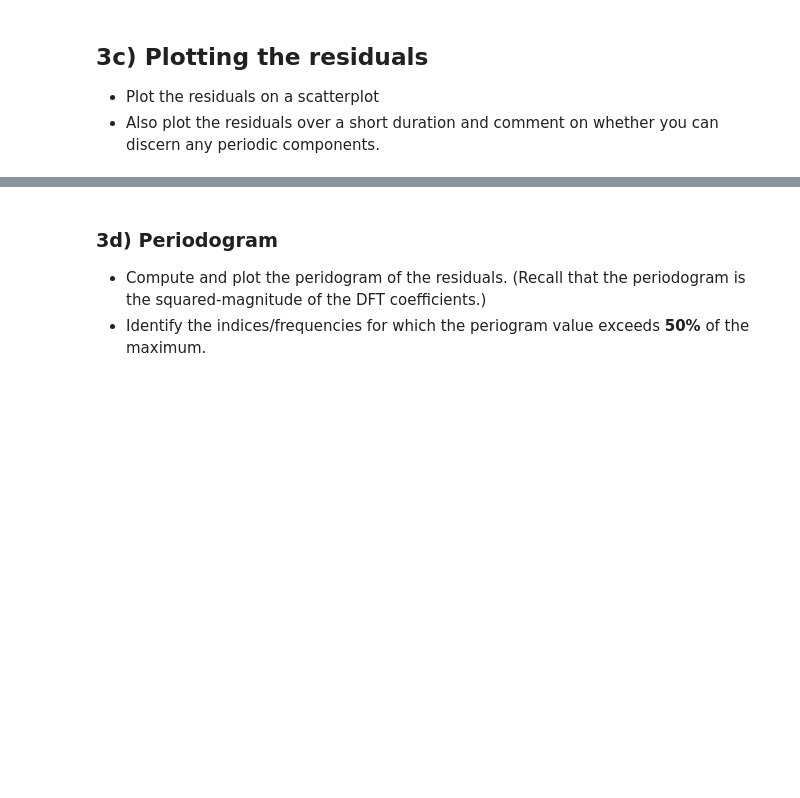
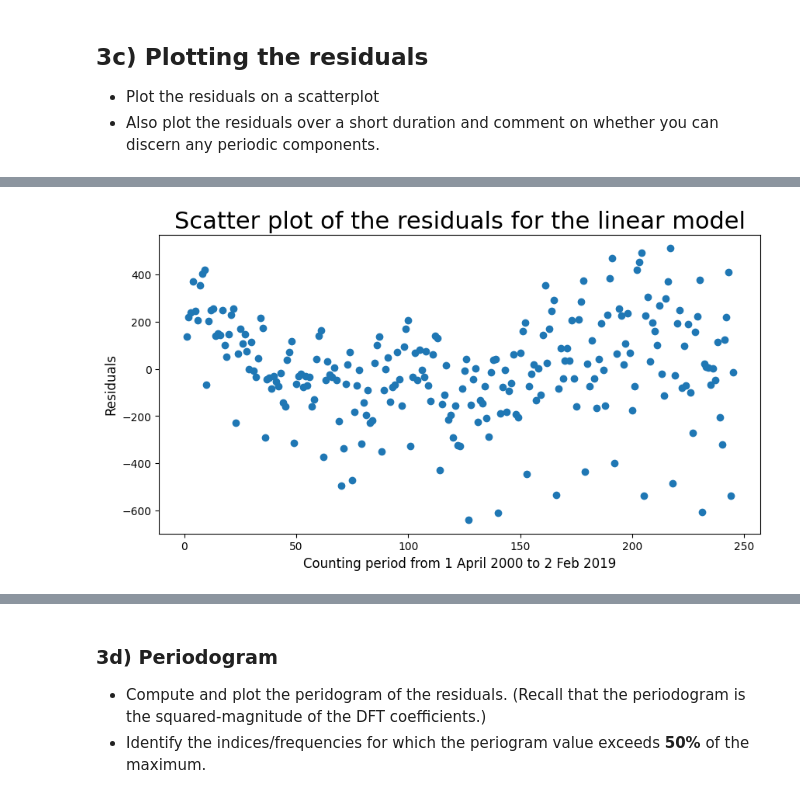
Before and after one commit to NoahFontaine/IB_Data_Science, a Jupyter notebook: Exercises/03 Exercise Notebook 3.ipynb, the cells around one changed output, grey strips where cells are left out. Drawn from its saved outputs; the diff is of its cells as text; code cells hidden in the pictures; blank space fills up the shorter version.

```diff
--- a/Exercises/03 Exercise Notebook 3.ipynb
+++ b/Exercises/03 Exercise Notebook 3.ipynb
@@ -92,0 +119,12 @@ All numerical outputs should be displayed to three decimal places.
+# %%
+#Compute the residuals
+resid = yvals - X.dot(beta_vec)
+
+plt.rcParams['figure.figsize'] = [10, 5]
+plt.scatter(xvals, resid)
+plt.xlabel('Counting period from 1 April 2000 to 2 Feb 2019')
+plt.ylabel('Residuals')
+plt.title("Scatter plot of the residuals for the linear model")
+plt.show()
+# %% [output]
+[figure, added]
```
Also changed, not shown: parts of 7 cells of this notebook.
